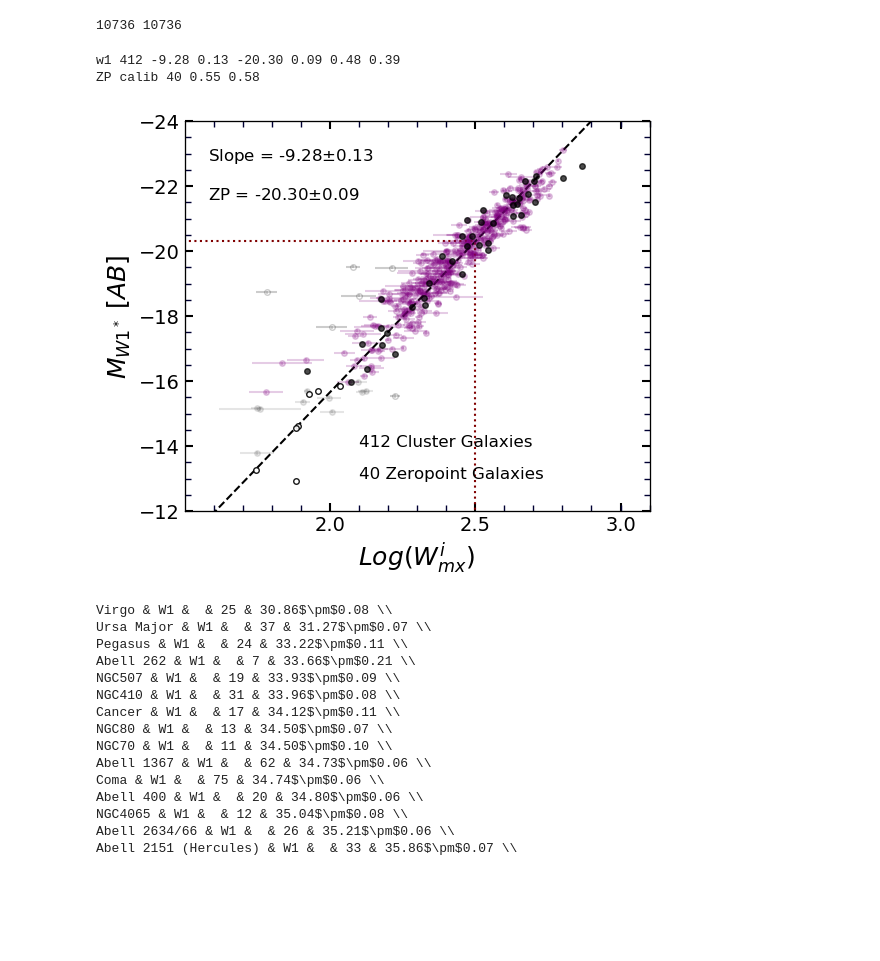
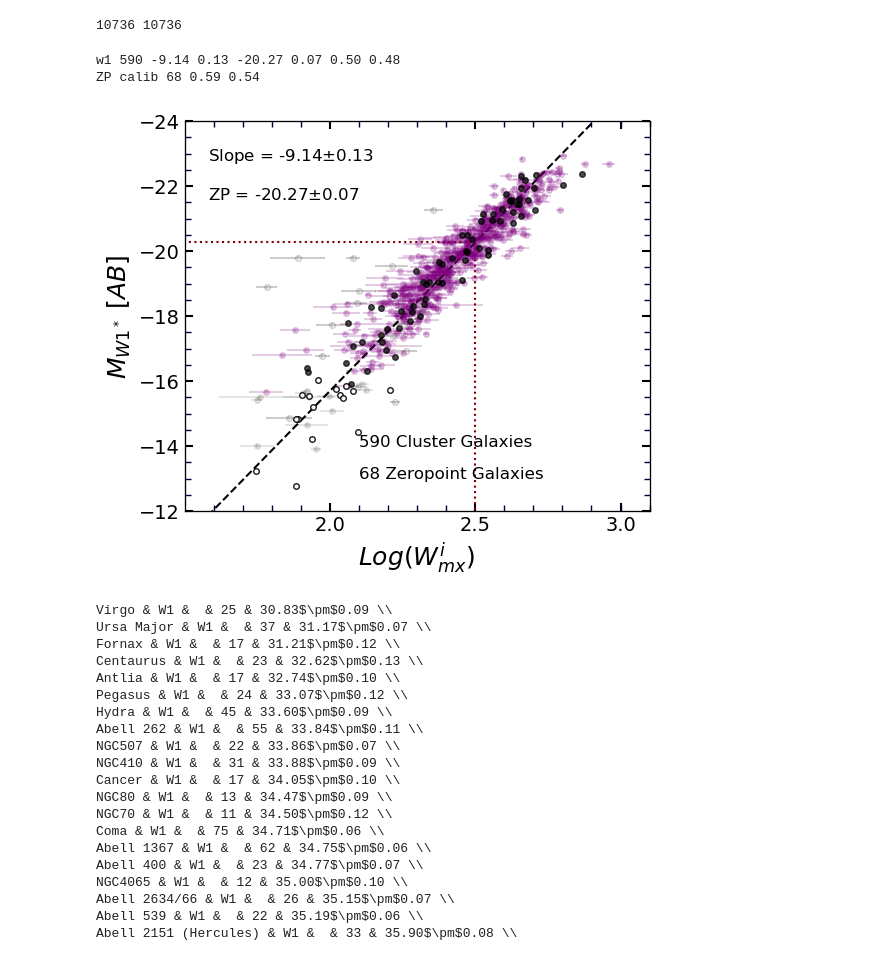
Before and after one commit to ekourkchi/TFcalibrators, a Jupyter notebook: Final_W1_colorTerm_LAB.ipynb, the cells around one changed output. Drawn from its saved outputs; the diff is of its cells as text; code cells hidden in the pictures; blank space fills up the shorter version.

```diff
--- a/Final_W1_colorTerm_LAB.ipynb
+++ b/Final_W1_colorTerm_LAB.ipynb
@@ -245,9 +245,9 @@ def rmsMaker(logWimx, mag, logWimx_e, slope, zp):
 
 ############################
 
-magCorrection = -1*(-1.09*(D_i_w1)-0.04)
+# magCorrection = -1*(-1.09*(D_i_w1)-0.04)
 
-# magCorrection = -1*(0.16*(D_mu50_w1)-0.06)
+magCorrection = -1*(0.16*(D_mu50_w1)-0.06)
 
 # magCorrection = -1*(-0.11*(D_m21_w1)-0.01)
 
@@ -258,9 +258,9 @@ magCorrection = -1*(-1.09*(D_i_w1)-0.04)
 
 fig, ax, Clusters, S_ZP, zp_calibs = makeTF(table, pgcFaint=I_maglim, calib_maglim=calib_maglim,
                                             band=band, makePlot=True,
-                                            addSouth=False,
+                                            addSouth=True,
                                             getZPcalib=True,
-                                            OP_IR=True,
+                                            OP_IR=False,
                                             magCorrection=magCorrection)
 
 slope = S_ZP[0]
@@ -293,36 +293,36 @@ for i, key in enumerate(Clusters):
             mag_=I_mag[indx]
             logWimx_e_=myCluster['logWimx_e'][indx]
             boolean = False
         else:
             logWimx_=np.concatenate((logWimx_, logWimx[indx]))
             mag_=np.concatenate((mag_, I_mag[indx]))
             logWimx_e_=np.concatenate((logWimx_e_, myCluster['logWimx_e'][indx]))
 
 
 rms, RMS = rmsMaker(logWimx_, mag_, logWimx_e_, slope, zp)
 
 
 print band, len(logWimx_), '%.2f'%slope, '%.2f'%slope_e, '%.2f'%zp, '%.2f'%zp_e,'%.2f'%rms, '%.2f'%RMS
 
 mag_ = zp_calibs['MAG']
 logWimx_ = zp_calibs['logWimx']
 mag_e = zp_calibs['mag_e']
 logWimx_e = zp_calibs['logWimx_e']
 pgc = zp_calibs['pgc']
 indx = []
 indx_ = []
 for i, id in enumerate(pgc):
     if not id in calib_maglim:
         indx.append(i)
     else:
         indx_.append(i)
 
 rms,RMS = rmsMaker(logWimx_[indx], mag_[indx], logWimx_e[indx], slope, zp)
 print 'ZP calib', len(logWimx_[indx]), '%.2f'%rms, '%.2f'%RMS
 # %% [output]
-w1 412 -9.28 0.13 -20.30 0.09 0.48 0.39
-ZP calib 40 0.55 0.58
+w1 590 -9.14 0.13 -20.27 0.07 0.50 0.48
+ZP calib 68 0.59 0.54
-[figure, old version]
+[figure, new version]
 # %%
 d_lst = []
 de_lst = []
@@ -359,18 +359,23 @@ for i in indx:
 
     print myCluster['name']+ ' & W1 &  & '+'%d'%len(pgc[indx])+' & '+'%.2f'%d_lst[i]+ '$\pm$'+'%.2f'%de_lst[i][0]+' \\\\'
 # %% [output]
-Virgo & W1 &  & 25 & 30.86$\pm$0.08 \\
-Ursa Major & W1 &  & 37 & 31.27$\pm$0.07 \\
-Pegasus & W1 &  & 24 & 33.22$\pm$0.11 \\
-Abell 262 & W1 &  & 7 & 33.66$\pm$0.21 \\
-NGC507 & W1 &  & 19 & 33.93$\pm$0.09 \\
-NGC410 & W1 &  & 31 & 33.96$\pm$0.08 \\
-Cancer & W1 &  & 17 & 34.12$\pm$0.11 \\
-NGC80 & W1 &  & 13 & 34.50$\pm$0.07 \\
-NGC70 & W1 &  & 11 & 34.50$\pm$0.10 \\
-Abell 1367 & W1 &  & 62 & 34.73$\pm$0.06 \\
-Coma & W1 &  & 75 & 34.74$\pm$0.06 \\
-Abell 400 & W1 &  & 20 & 34.80$\pm$0.06 \\
-NGC4065 & W1 &  & 12 & 35.04$\pm$0.08 \\
-Abell 2634/66 & W1 &  & 26 & 35.21$\pm$0.06 \\
-Abell 2151 (Hercules) & W1 &  & 33 & 35.86$\pm$0.07 \\
+Virgo & W1 &  & 25 & 30.83$\pm$0.09 \\
+Ursa Major & W1 &  & 37 & 31.17$\pm$0.07 \\
+Fornax & W1 &  & 17 & 31.21$\pm$0.12 \\
+Centaurus & W1 &  & 23 & 32.62$\pm$0.13 \\
+Antlia & W1 &  & 17 & 32.74$\pm$0.10 \\
+Pegasus & W1 &  & 24 & 33.07$\pm$0.12 \\
+Hydra & W1 &  & 45 & 33.60$\pm$0.09 \\
+Abell 262 & W1 &  & 55 & 33.84$\pm$0.11 \\
+NGC507 & W1 &  & 22 & 33.86$\pm$0.07 \\
+NGC410 & W1 &  & 31 & 33.88$\pm$0.09 \\
+Cancer & W1 &  & 17 & 34.05$\pm$0.10 \\
+NGC80 & W1 &  & 13 & 34.47$\pm$0.09 \\
+NGC70 & W1 &  & 11 & 34.50$\pm$0.12 \\
+Coma & W1 &  & 75 & 34.71$\pm$0.06 \\
+Abell 1367 & W1 &  & 62 & 34.75$\pm$0.06 \\
+Abell 400 & W1 &  & 23 & 34.77$\pm$0.07 \\
+NGC4065 & W1 &  & 12 & 35.00$\pm$0.10 \\
+Abell 2634/66 & W1 &  & 26 & 35.15$\pm$0.07 \\
+Abell 539 & W1 &  & 22 & 35.19$\pm$0.06 \\
+Abell 2151 (Hercules) & W1 &  & 33 & 35.90$\pm$0.08 \\
```
Also changed, not shown: 18 other files.
